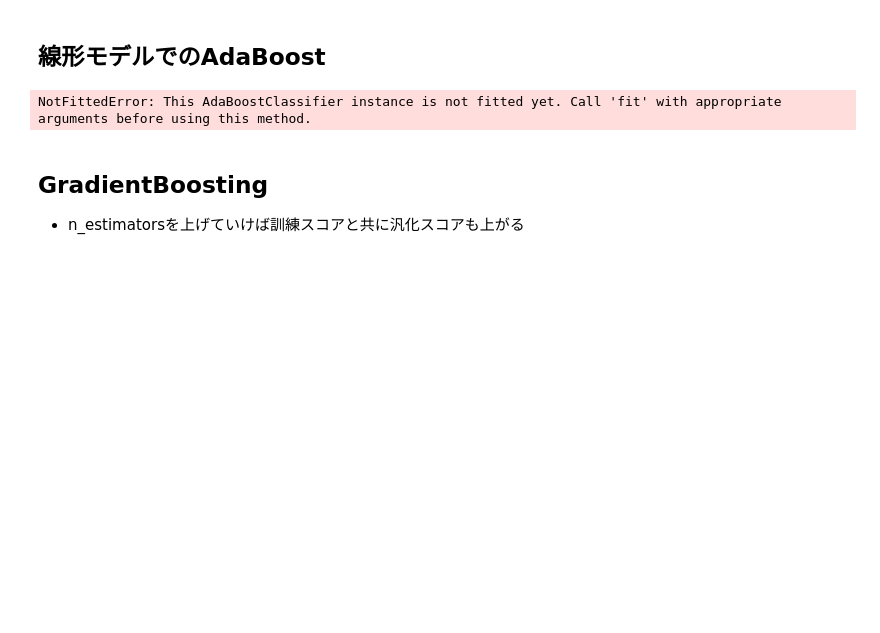
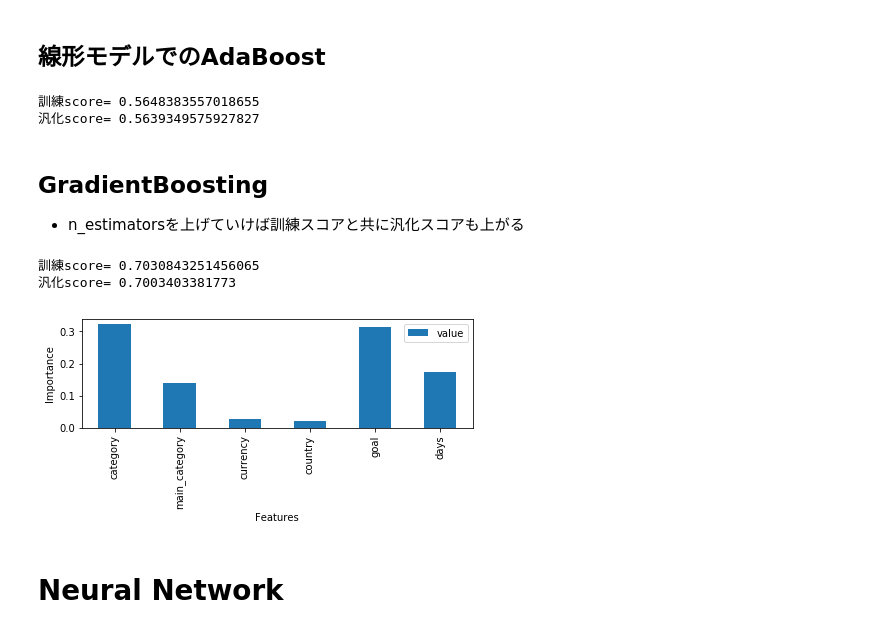
Before and after one commit to dychi/skillup-ai, a Jupyter notebook: kickstarter/Day3_work_山岡大地.ipynb, the cells around one changed output. Cells and saved outputs as stored; diff of their text form; code cells hidden in the pictures; blank space fills up the shorter version.

```diff
--- a/kickstarter/Day3_work_山岡大地.ipynb
+++ b/kickstarter/Day3_work_山岡大地.ipynb
@@ -545,23 +550,30 @@ plt.show()
 # %%
 linear_AB_clf = AdaBoostClassifier(base_estimator=SGDClassifier(loss="log", penalty="none", max_iter=100, fit_intercept=False),
                          n_estimators=20, algorithm='SAMME')
-clf.fit(X_train, y_train)
+linear_AB_clf.fit(X_train, y_train)
 print('訓練score=', linear_AB_clf.score(X_train, y_train))
 print("汎化score=", linear_AB_clf.score(X_test, y_test))
 # %% [output]
-NotFittedError: This AdaBoostClassifier instance is not fitted yet. Call 'fit' with appropriate arguments before using this method.
+訓練score= 0.5648383557018655
+汎化score= 0.5639349575927827
 # %% [markdown]
 ## GradientBoosting
 - n_estimatorsを上げていけば訓練スコアと共に汎化スコアも上がる
 # %%
-GB_clf = GradientBoostingClassifier(n_estimators=600, loss='deviance')
+GB_clf = GradientBoostingClassifier(n_estimators=1000, loss='deviance')
 GB_clf.fit(X_train, y_train)
 print('訓練score=', GB_clf.score(X_train, y_train))
 print("汎化score=", GB_clf.score(X_test, y_test))
 
 # 説明変数の重要度を出力する
 # scikit-learnで算出される重要度は、ある説明変数による不純度の減少量合計である。
 pd.DataFrame(GB_clf.feature_importances_, index=tree_df.columns, columns=['value']).plot.bar(figsize=(7,2))
 plt.ylabel("Importance")
 plt.xlabel("Features")
 plt.show()
+# %% [output]
+訓練score= 0.7030843251456065
+汎化score= 0.7003403381773
+[figure, added]
+# %% [markdown]
+# Neural Network
```
Also changed, not shown: parts of 16 cells of this notebook.
